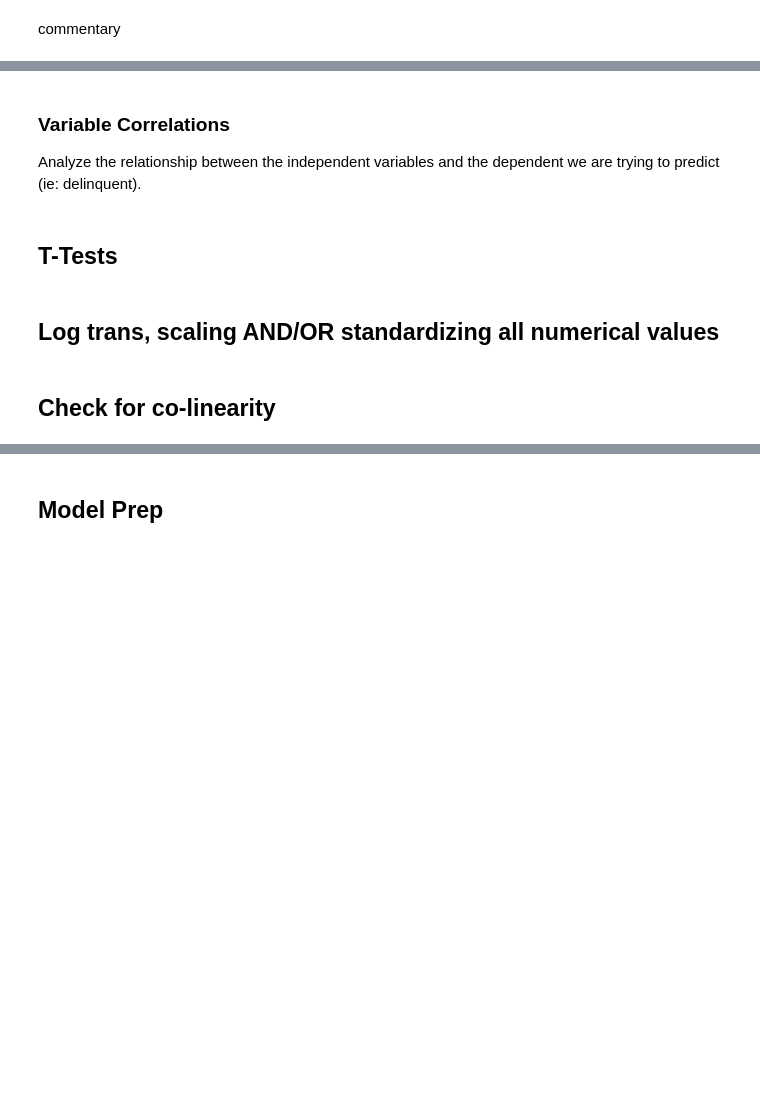
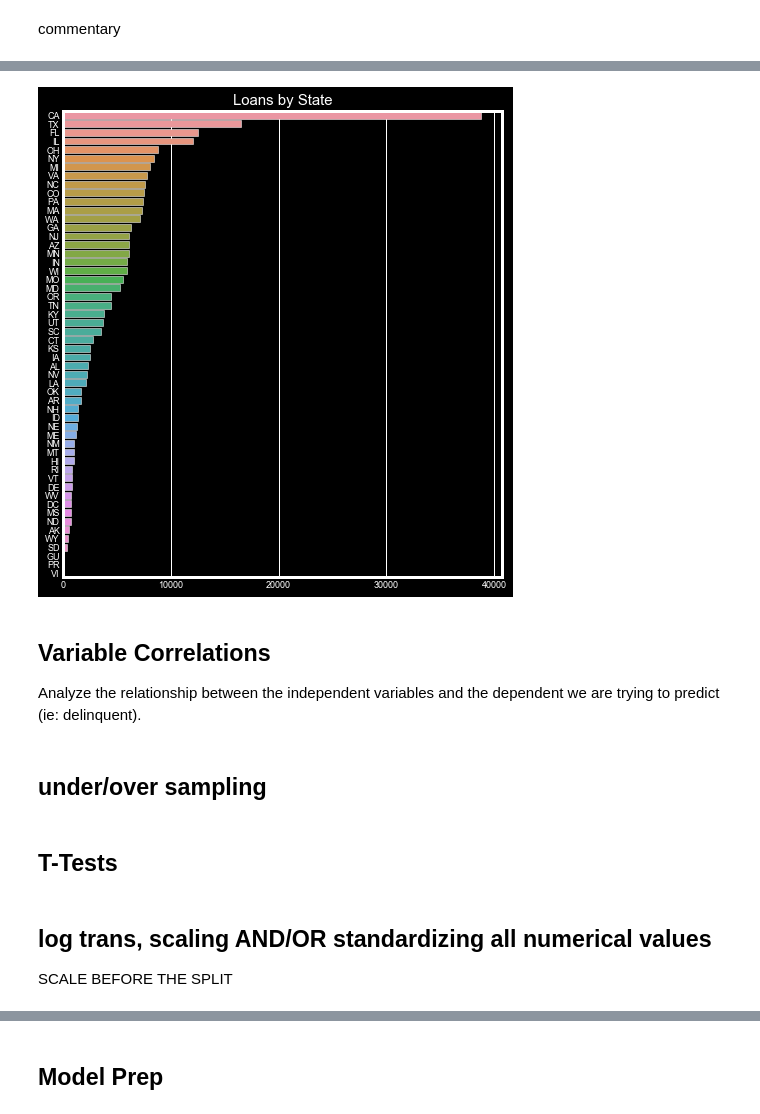
Before and after one commit to MitchellEwing/Freddie-Mac-Housing-Loans, a Jupyter notebook: Freddie-Mac-Single-Family-Loans.ipynb, the cells around one changed output, grey strips where cells are left out. Drawn from its saved outputs; the diff is of its cells as text; code cells hidden in the pictures; blank space fills up the shorter version.

```diff
--- a/Freddie-Mac-Single-Family-Loans.ipynb
+++ b/Freddie-Mac-Single-Family-Loans.ipynb
@@ -855,0 +963,22 @@ commentary
+# %%
+# Geographic distribution.
+
+# Sizing & style.
+plt.figure(figsize=(7, 8))
+plt.style.use('fivethirtyeight')
+plt.style.use('dark_background')
+
+# Countplot.
+sns.countplot(y='state', data=df,
+              order=df.state.value_counts().iloc[:55].index)
+
+# Aesthetics.
+plt.title('Loans by State', size=15)
+plt.xlabel('')
+plt.ylabel('')
+plt.xticks(fontsize=9)
+plt.yticks(fontsize=9)
+
+plt.show()
+# %% [output]
+[figure, added]
@@ -856,10 +987,12 @@ commentary
 # %% [markdown]
-### Variable Correlations
+## Variable Correlations
 Analyze the relationship between the independent variables and the dependent we are trying to predict (ie: delinquent).
 <br>
+# %% [markdown]
+## under/over sampling
 # %% [markdown]
 ## T-Tests
 # %% [markdown]
-## Log trans, scaling AND/OR standardizing all numerical values
+## log trans, scaling AND/OR standardizing all numerical values
+
+SCALE BEFORE THE SPLIT
-# %% [markdown]
-## Check for co-linearity
```
Also changed, not shown: parts of 27 cells of this notebook.
